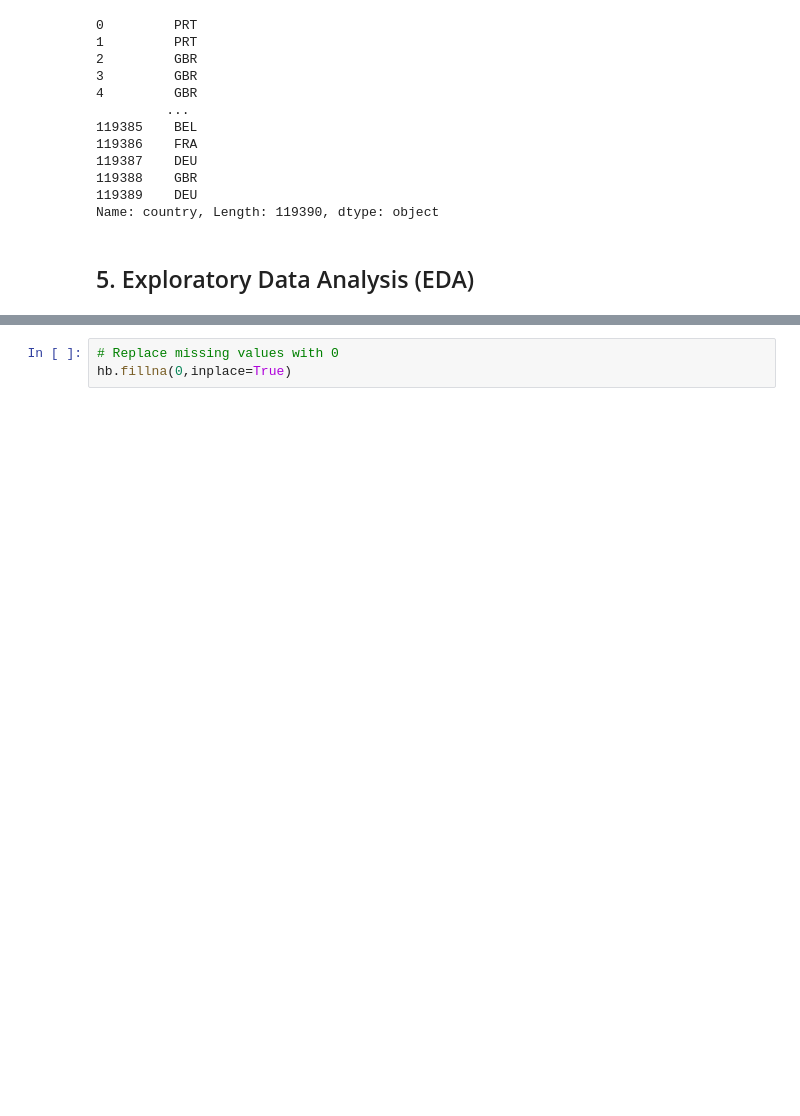
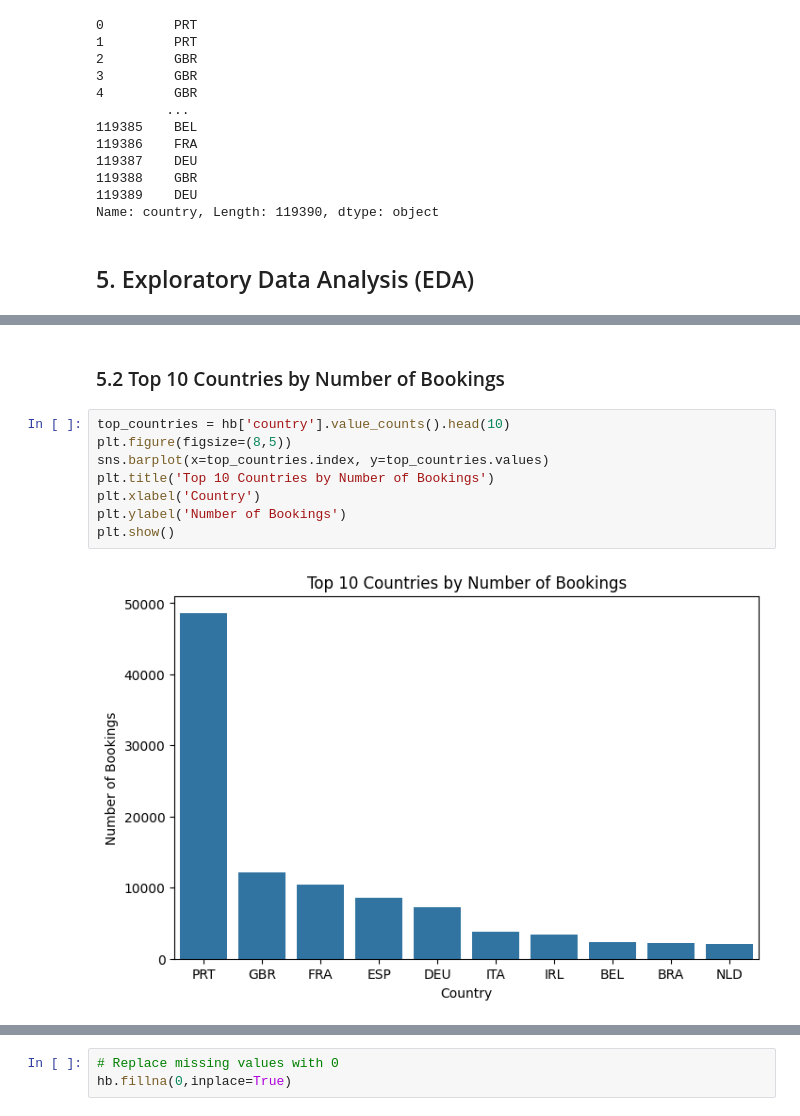
Before and after one commit to Pranavi2002/Hotel-Booking-Data-Analysis-Project, a Jupyter notebook: hotel_booking_data_analysis.ipynb, the cells around one changed output, grey strips where cells are left out. Drawn from its saved outputs; the diff is of its cells as text; blank space fills up the shorter version.

```diff
--- a/hotel_booking_data_analysis.ipynb
+++ b/hotel_booking_data_analysis.ipynb
@@ -175,0 +165,12 @@ sns.countplot(data=hb,x='hotel',hue='is_canceled')
+# %% [markdown]
+### 5.2 Top 10 Countries by Number of Bookings
+# %%
+top_countries = hb['country'].value_counts().head(10)
+plt.figure(figsize=(8,5))
+sns.barplot(x=top_countries.index, y=top_countries.values)
+plt.title('Top 10 Countries by Number of Bookings')
+plt.xlabel('Country')
+plt.ylabel('Number of Bookings')
+plt.show()
+# %% [output]
+[figure, added]
```
Also changed, not shown: parts of 84 cells of this notebook, 2 other files.
